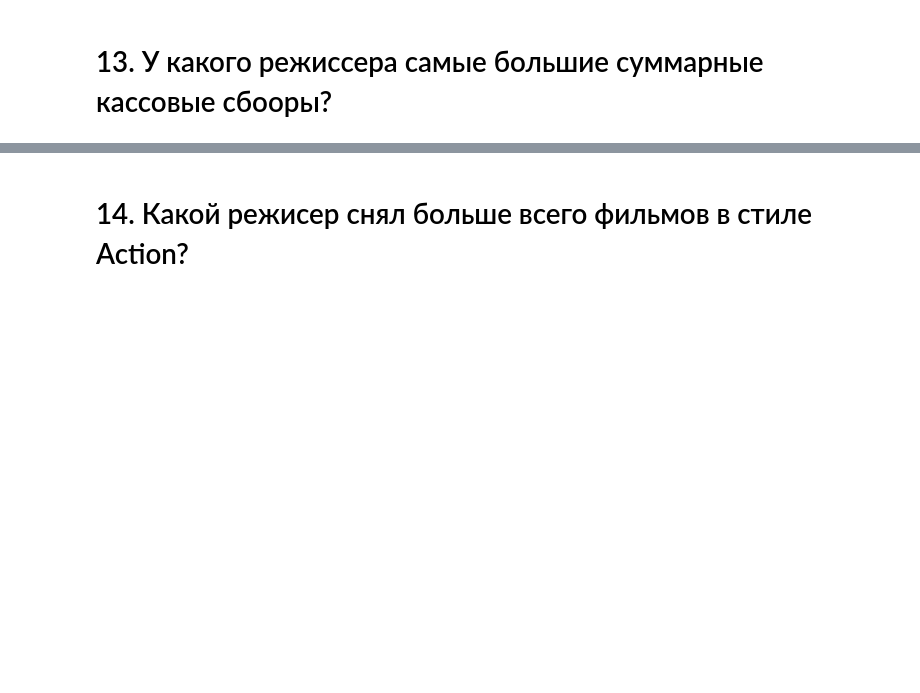
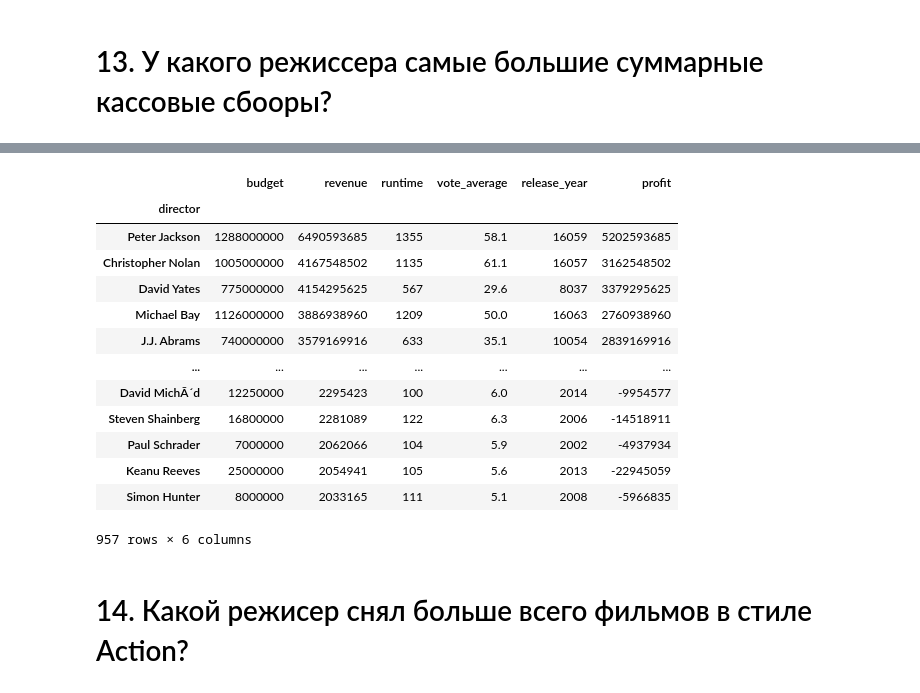
Before and after one commit to aar44i/DataScience, a Jupyter notebook: SkillFactory/Movies_IMBD_v4.1_TEMPLATE.ipynb, the cells around one changed output, grey strips where cells are left out. Saved outputs shown, nothing was run; the diff lists cells and outputs as text; code cells hidden in the pictures; blank space fills up the shorter version.

```diff
--- a/SkillFactory/Movies_IMBD_v4.1_TEMPLATE.ipynb
+++ b/SkillFactory/Movies_IMBD_v4.1_TEMPLATE.ipynb
@@ -242,0 +267,17 @@ answers
+# %%
+df.groupby(['director']).sum().sort_values('revenue', ascending=False)
+# %% [output]
+|  | budget | revenue | runtime | vote_average | release_year | profit |
+| director |  |  |  |  |  |  |
+| Peter Jackson | 1288000000 | 6490593685 | 1355 | 58.1 | 16059 | 5202593685 |
+| Christopher Nolan | 1005000000 | 4167548502 | 1135 | 61.1 | 16057 | 3162548502 |
+| David Yates | 775000000 | 4154295625 | 567 | 29.6 | 8037 | 3379295625 |
+| Michael Bay | 1126000000 | 3886938960 | 1209 | 50.0 | 16063 | 2760938960 |
+| J.J. Abrams | 740000000 | 3579169916 | 633 | 35.1 | 10054 | 2839169916 |
+| ... | ... | ... | ... | ... | ... | ... |
+| David MichÃ´d | 12250000 | 2295423 | 100 | 6.0 | 2014 | -9954577 |
+| Steven Shainberg | 16800000 | 2281089 | 122 | 6.3 | 2006 | -14518911 |
+| Paul Schrader | 7000000 | 2062066 | 104 | 5.9 | 2002 | -4937934 |
+| Keanu Reeves | 25000000 | 2054941 | 105 | 5.6 | 2013 | -22945059 |
+| Simon Hunter | 8000000 | 2033165 | 111 | 5.1 | 2008 | -5966835 |
+957 rows × 6 columns
```
Also changed, not shown: parts of 5 cells of this notebook.
